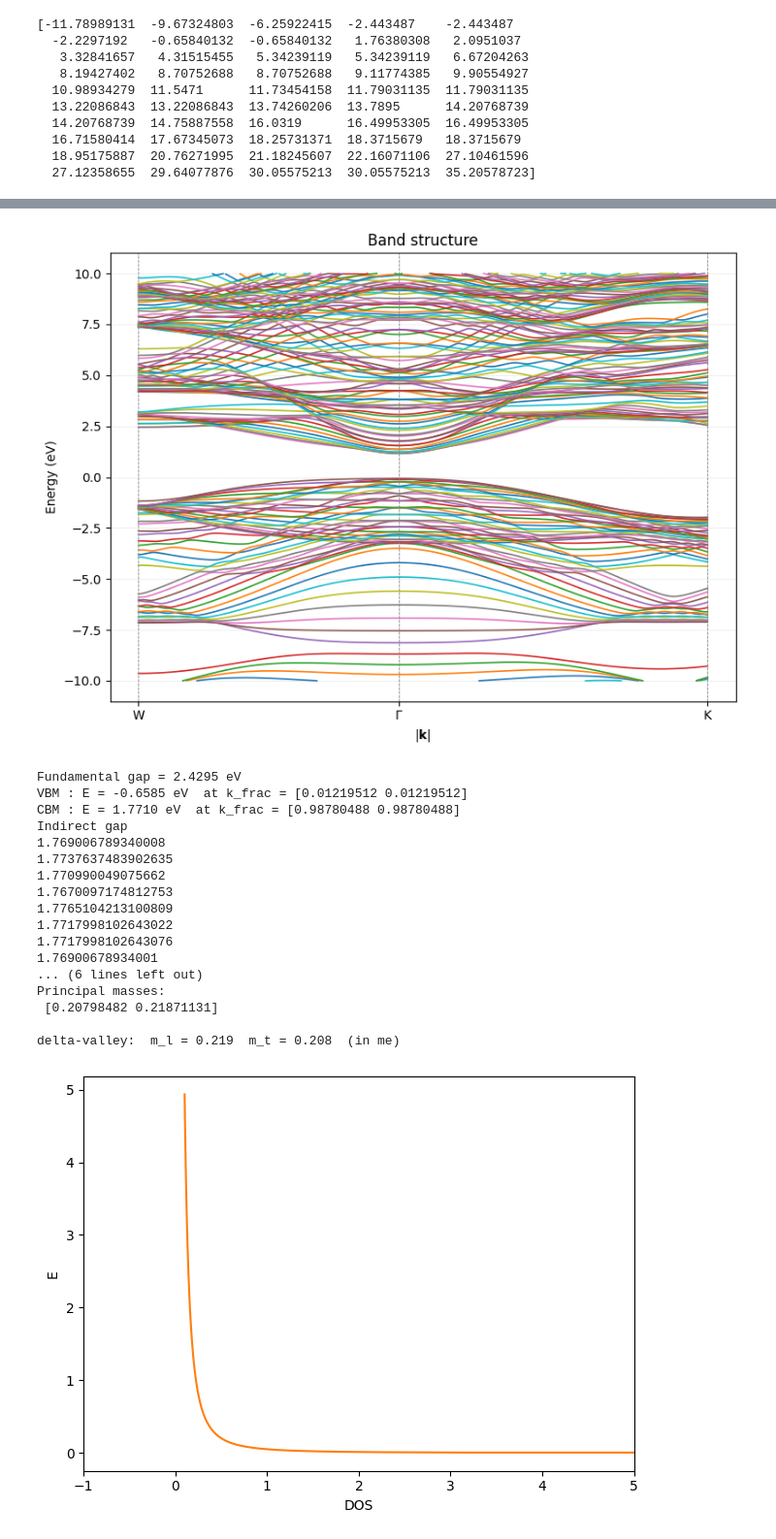
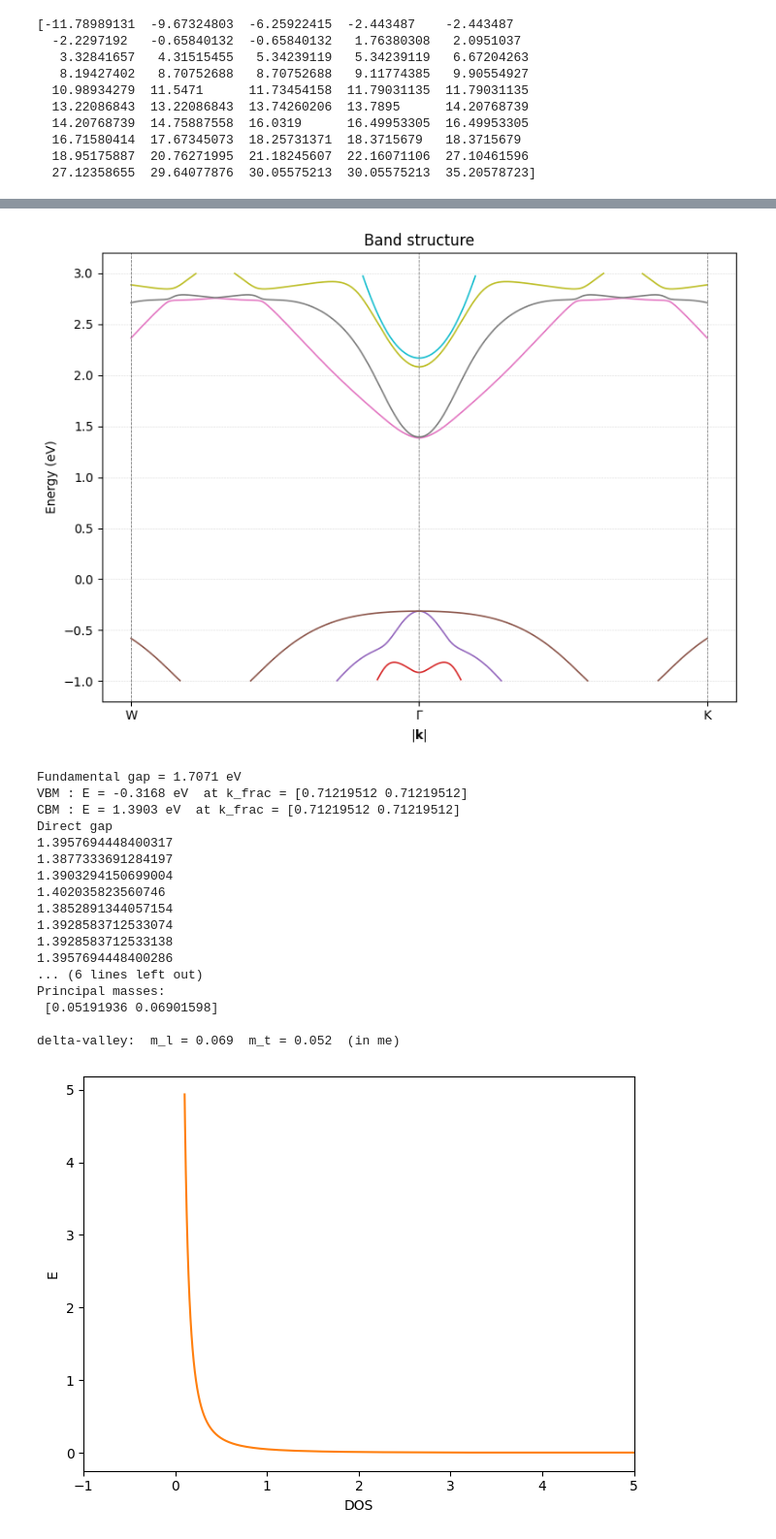
Before and after one commit to nandandiwan/transistorNEGF, a Jupyter notebook: testing/finite_silicon.ipynb, the cells around one changed output, grey strips where cells are left out. Shown at 97% size. Saved outputs shown, nothing was run; the diff lists cells and outputs as text; code cells hidden in the pictures.

```diff
--- a/testing/finite_silicon.ipynb
+++ b/testing/finite_silicon.ipynb
@@ -757,38 +758,38 @@ class BandStructurePlotter:
         # decorations
         plt.ylabel("Energy (eV)")
         plt.xlabel("$|\\mathbf{k}|$")
         plt.title("Band structure")
         plt.grid(True, ls="--", lw=0.4, alpha=0.5)
 
         # ticks at high-symmetry points
         if k_labels is None and self.k_ticks:
             k_labels = self.k_ticks
         if k_labels:
             tick_pos = [k_x[idx] for idx in k_labels.values()]
             for x in tick_pos:
                 plt.axvline(x, color='grey', ls='--', lw=0.6)
             plt.xticks(tick_pos, list(k_labels.keys()))
 
         plt.tight_layout()
         plt.show()
 # high symmetry points
 a = 1.0
 G  = np.array([0, 0])
-W  = np.array([1/2, 1/2])
-K  =np.array([3/4, 3/8])
+K  = np.array([-1/2, 0])
+W  =np.array([1/2,0])
 
 # plot
-N  = 7
+N  = 2
 plotter = BandStructurePlotter(N)
 plotter.build_k_path([W, G, K], points_per_segment=200)
 
 # custom tick dictionary (same indices you used before)
-plotter.plot(energy_window=(-10, 10),
+plotter.plot(energy_window=(-1, 3),
              k_labels={'W': 0,
                        r'$\Gamma$': 200,
                        'K': 400})
 # %% [output]
-[figure, old version]
+[figure, new version]
 # %%
 import numpy as np
 from itertools import product
@@ -797,7 +798,7 @@ from multiprocessing import Pool, cpu_count
 # create the k grid
 def make_mp_grid(Nk):
     """Return an (Nk3, 3) array of fractional k-vectors (0 … 1) in the 1st BZ."""
-    shifts = np.linspace(0, 1, Nk, endpoint=False) + 0.5/Nk
+    shifts = np.linspace(0, 1, Nk, endpoint=True) + 0.5/Nk
     klist  = np.array(list(product(shifts, repeat=2)))
 
     return klist
@@ -864,7 +865,7 @@ def find_effective_mass(N, k_min_frac, Nk_coarse, band_idx,
 
     prin_m, prin_axes = np.linalg.eigh(mstar_me)
     return mstar_me, prin_m, prin_axes
-N =1
+N =2
 def eval_k(k_frac):
     """return the good eigenvalues"""
     eigvals, _ = create_tight_binding(k_frac, N)
@@ -928,27 +929,27 @@ def scan_full_BZ(self,Nk=20, store_all=True, n_jobs=None, a=5.431e-10,
     return Egap, vbm_data, cbm_data, mstar, prin_m, prin_ax
 
 
-Egap, vbm, cbm, klist, allE, M, m_prin, axes = scan_full_BZ(1, Nk=41, store_all=True, res_factor=6)
+Egap, vbm, cbm, klist, allE, M, m_prin, axes = scan_full_BZ(2, Nk=41, store_all=True, res_factor=6)
 
 print("\ndelta-valley:  m_l = {:.3f}  m_t = {:.3f}  (in me)".format(m_prin.max(), m_prin.min()))
 # %% [output]
-Fundamental gap = 2.4295 eV
-VBM : E = -0.6585 eV  at k_frac = [0.01219512 0.01219512]
-CBM : E = 1.7710 eV  at k_frac = [0.98780488 0.98780488]
-Indirect gap
-1.769006789340008
-1.7737637483902635
-1.770990049075662
-1.7670097174812753
-1.7765104213100809
-1.7717998102643022
-1.7717998102643076
-1.76900678934001
+Fundamental gap = 1.7071 eV
+VBM : E = -0.3168 eV  at k_frac = [0.71219512 0.71219512]
+CBM : E = 1.3903 eV  at k_frac = [0.71219512 0.71219512]
+Direct gap
+1.3957694448400317
+1.3877333691284197
+1.3903294150699004
+1.402035823560746
+1.3852891344057154
+1.3928583712533074
+1.3928583712533138
+1.3957694448400286
 ... (6 lines left out)
 Principal masses:
- [0.20798482 0.21871131]
+ [0.05191936 0.06901598]
 
-delta-valley:  m_l = 0.219  m_t = 0.208  (in me)
+delta-valley:  m_l = 0.069  m_t = 0.052  (in me)
 # %%
 # broken
 
```
Also changed, not shown: parts of 2 cells of this notebook, 2 other files.
